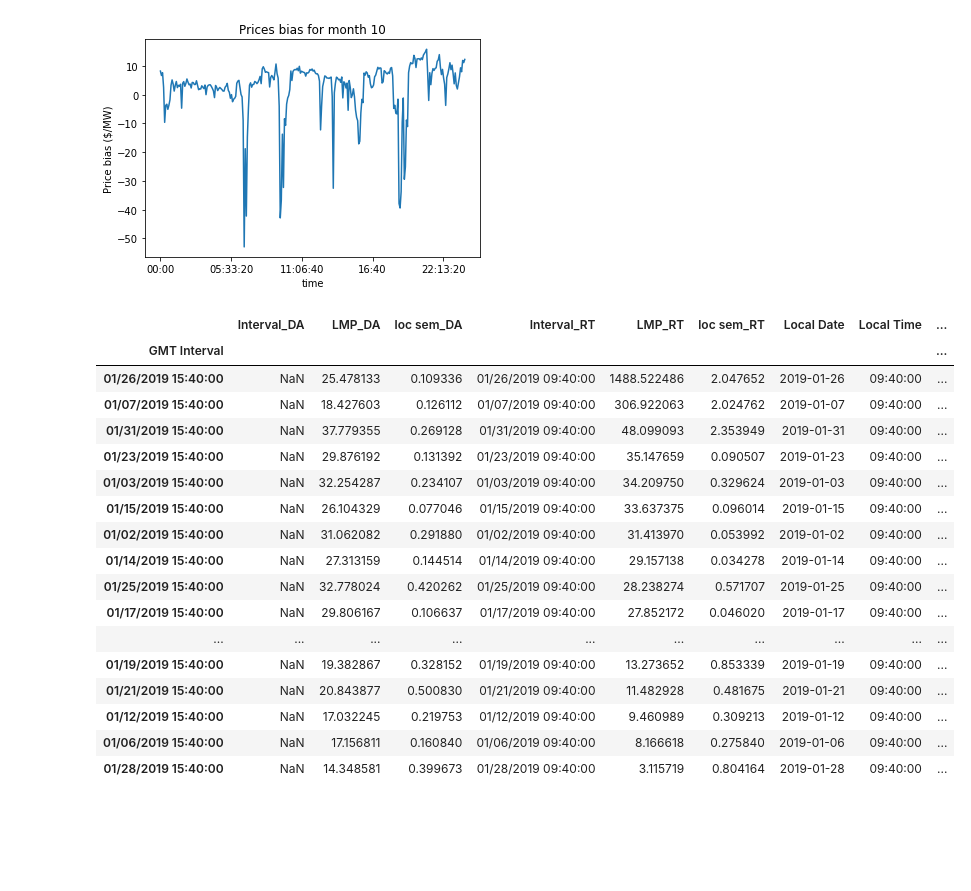
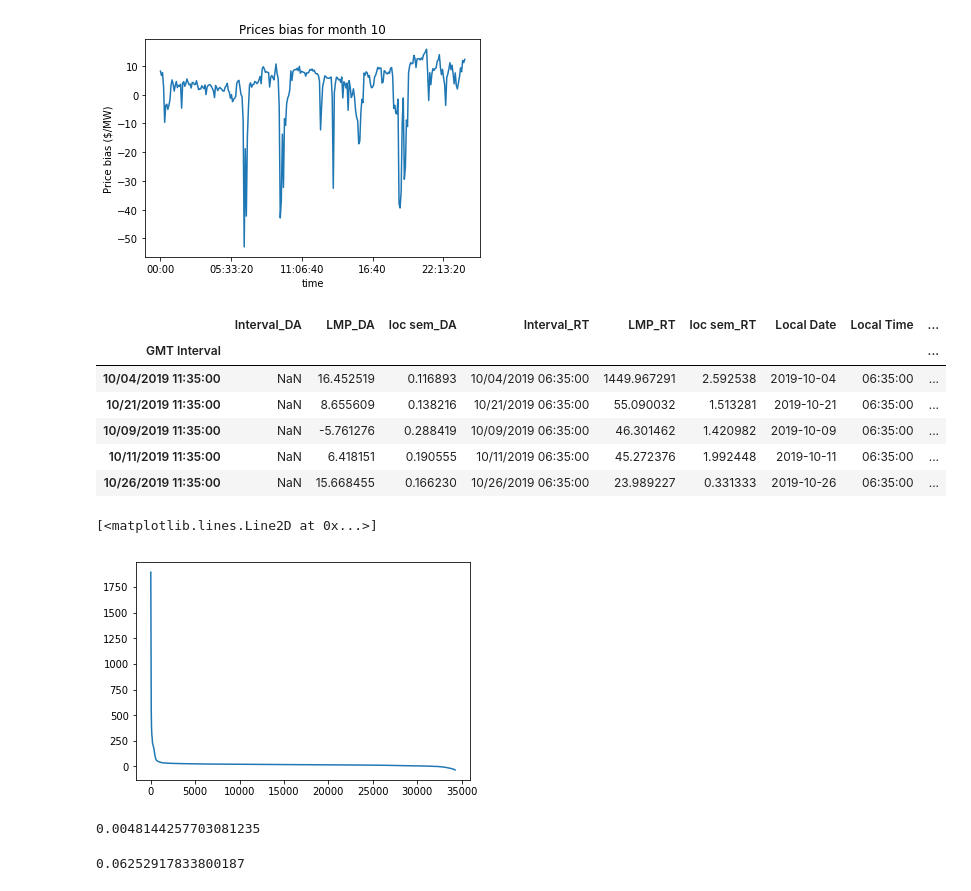
Before and after one commit to felipeascouto/energy, a Jupyter notebook: research_p1.ipynb, the cells around one changed output. Saved outputs shown, nothing was run; the diff lists cells and outputs as text; code cells hidden in the pictures; blank space fills up the shorter version.

Commit message:
investigating RT peaks

```diff
--- a/research_p1.ipynb
+++ b/research_p1.ipynb
@@ -716,28 +716,17 @@ for n in [1,4,7,10]:
 [figure]
 [figure]
 # %%
-by_month = filled[filled['Month']==1]
+by_month = filled[filled['Month']==10]
 data1 = by_month.groupby('Local Time')[['LMP_DA']].mean()
 data2 = by_month.groupby('Local Time')[['LMP_RT']].mean()
 peaks = data2.sort_values('LMP_RT',ascending=False)
 # %%
-by_month[by_month['Local Time']==peaks.index[0]].sort_values('LMP_RT',ascending=False)
+by_month[by_month['Local Time']==peaks.index[0]].sort_values('LMP_RT',ascending=False).head()
 # %% [output]
 |  | Interval_DA | LMP_DA | loc sem_DA | Interval_RT | LMP_RT | loc sem_RT | Local Date | Local Time | ... |
 | GMT Interval |  |  |  |  |  |  |  |  | ... |
-| 01/26/2019 15:40:00 | NaN | 25.478133 | 0.109336 | 01/26/2019 09:40:00 | 1488.522486 | 2.047652 | 2019-01-26 | 09:40:00 | ... |
-| 01/07/2019 15:40:00 | NaN | 18.427603 | 0.126112 | 01/07/2019 09:40:00 | 306.922063 | 2.024762 | 2019-01-07 | 09:40:00 | ... |
-| 01/31/2019 15:40:00 | NaN | 37.779355 | 0.269128 | 01/31/2019 09:40:00 | 48.099093 | 2.353949 | 2019-01-31 | 09:40:00 | ... |
-| 01/23/2019 15:40:00 | NaN | 29.876192 | 0.131392 | 01/23/2019 09:40:00 | 35.147659 | 0.090507 | 2019-01-23 | 09:40:00 | ... |
-| 01/03/2019 15:40:00 | NaN | 32.254287 | 0.234107 | 01/03/2019 09:40:00 | 34.209750 | 0.329624 | 2019-01-03 | 09:40:00 | ... |
-| 01/15/2019 15:40:00 | NaN | 26.104329 | 0.077046 | 01/15/2019 09:40:00 | 33.637375 | 0.096014 | 2019-01-15 | 09:40:00 | ... |
-| 01/02/2019 15:40:00 | NaN | 31.062082 | 0.291880 | 01/02/2019 09:40:00 | 31.413970 | 0.053992 | 2019-01-02 | 09:40:00 | ... |
-| 01/14/2019 15:40:00 | NaN | 27.313159 | 0.144514 | 01/14/2019 09:40:00 | 29.157138 | 0.034278 | 2019-01-14 | 09:40:00 | ... |
-| 01/25/2019 15:40:00 | NaN | 32.778024 | 0.420262 | 01/25/2019 09:40:00 | 28.238274 | 0.571707 | 2019-01-25 | 09:40:00 | ... |
-| 01/17/2019 15:40:00 | NaN | 29.806167 | 0.106637 | 01/17/2019 09:40:00 | 27.852172 | 0.046020 | 2019-01-17 | 09:40:00 | ... |
-| ... | ... | ... | ... | ... | ... | ... | ... | ... | ... |
-| 01/19/2019 15:40:00 | NaN | 19.382867 | 0.328152 | 01/19/2019 09:40:00 | 13.273652 | 0.853339 | 2019-01-19 | 09:40:00 | ... |
-| 01/21/2019 15:40:00 | NaN | 20.843877 | 0.500830 | 01/21/2019 09:40:00 | 11.482928 | 0.481675 | 2019-01-21 | 09:40:00 | ... |
-| 01/12/2019 15:40:00 | NaN | 17.032245 | 0.219753 | 01/12/2019 09:40:00 | 9.460989 | 0.309213 | 2019-01-12 | 09:40:00 | ... |
-| 01/06/2019 15:40:00 | NaN | 17.156811 | 0.160840 | 01/06/2019 09:40:00 | 8.166618 | 0.275840 | 2019-01-06 | 09:40:00 | ... |
-| 01/28/2019 15:40:00 | NaN | 14.348581 | 0.399673 | 01/28/2019 09:40:00 | 3.115719 | 0.804164 | 2019-01-28 | 09:40:00 | ... |
+| 10/04/2019 11:35:00 | NaN | 16.452519 | 0.116893 | 10/04/2019 06:35:00 | 1449.967291 | 2.592538 | 2019-10-04 | 06:35:00 | ... |
+| 10/21/2019 11:35:00 | NaN | 8.655609 | 0.138216 | 10/21/2019 06:35:00 | 55.090032 | 1.513281 | 2019-10-21 | 06:35:00 | ... |
+| 10/09/2019 11:35:00 | NaN | -5.761276 | 0.288419 | 10/09/2019 06:35:00 | 46.301462 | 1.420982 | 2019-10-09 | 06:35:00 | ... |
+| 10/11/2019 11:35:00 | NaN | 6.418151 | 0.190555 | 10/11/2019 06:35:00 | 45.272376 | 1.992448 | 2019-10-11 | 06:35:00 | ... |
+| 10/26/2019 11:35:00 | NaN | 15.668455 | 0.166230 | 10/26/2019 06:35:00 | 23.989227 | 0.331333 | 2019-10-26 | 06:35:00 | ... |
@@ -743,0 +736,14 @@ by_month[by_month['Local Time']==peaks.index[0]].sort_values('LMP_RT',ascending=
+# %%
+RT_aggloc[' LMP'].mean()
+plt.plot(np.arange(1,RT_aggloc.shape[0]+1),RT_aggloc.sort_values(' LMP',ascending=False)[' LMP'])
+# %% [output]
+[<matplotlib.lines.Line2D at 0x...>]
+[figure, added]
+# %%
+(RT_aggloc[RT_aggloc[' LMP']>250].shape[0])/RT_aggloc.shape[0]
+# %% [output]
+0.0048144257703081235
+# %%
+(RT_aggloc[(RT_aggloc[' LMP']<250)&(RT_aggloc[' LMP']>30)].shape[0])/RT_aggloc.shape[0]
+# %% [output]
+0.06252917833800187
```
Also changed, not shown: parts of 3 cells of this notebook.
